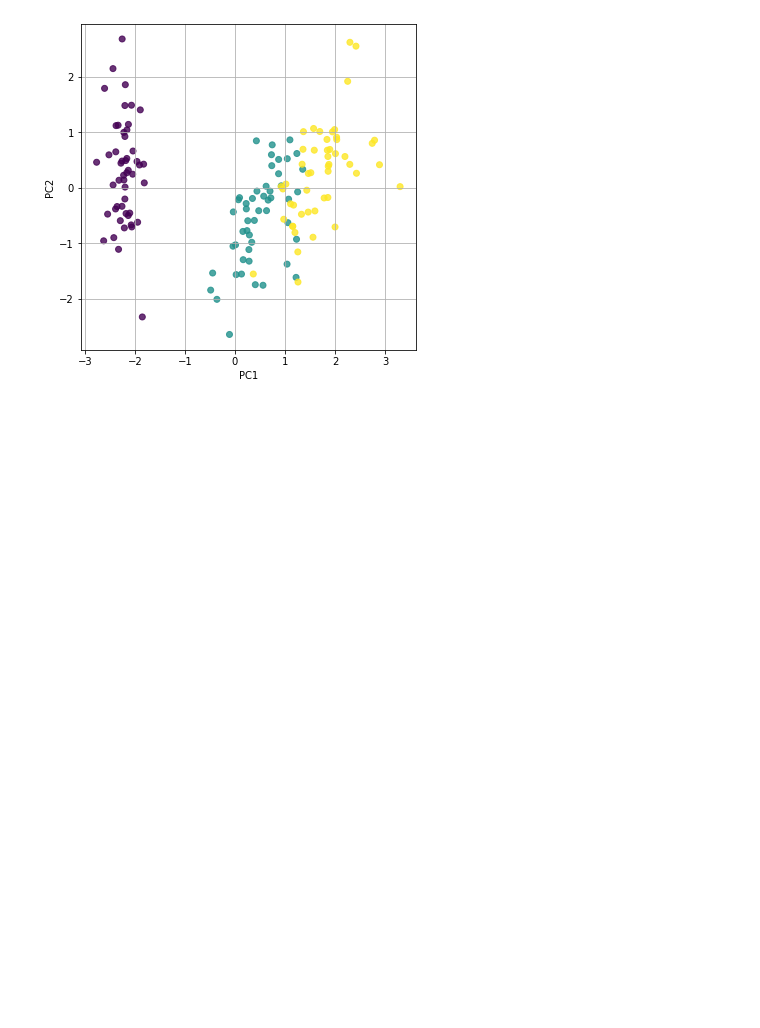
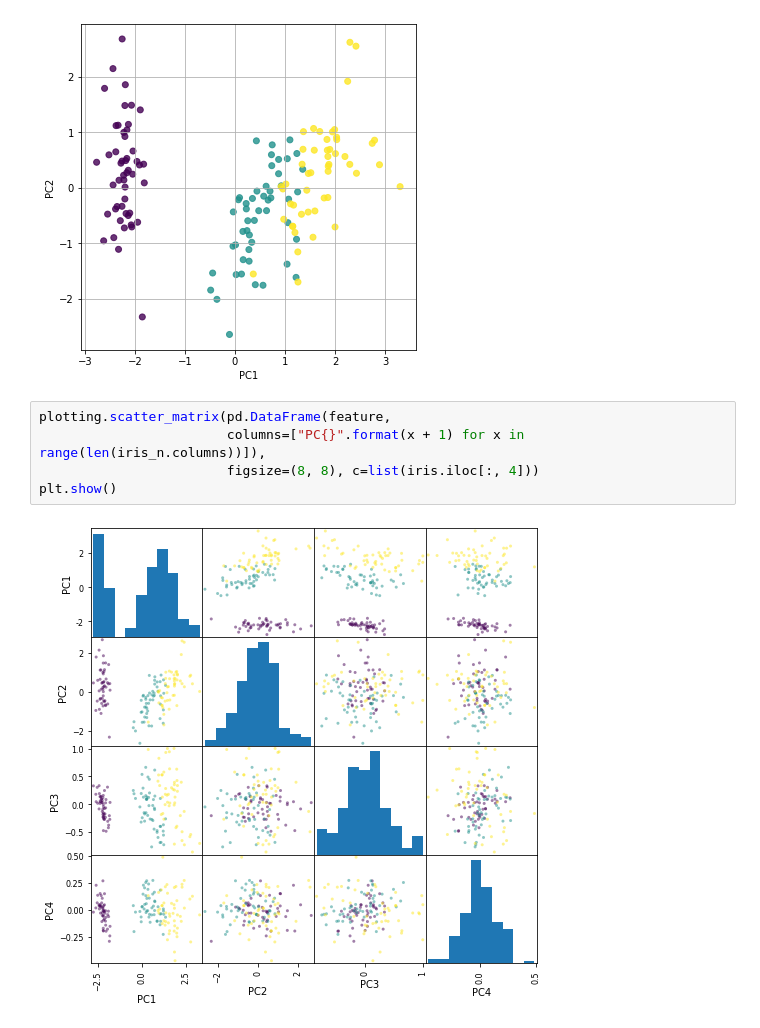
Before and after one commit to kakkiichan/Machine-Learning, a Jupyter notebook: Unsupervised/Iris_PCA.ipynb, the cells around one changed output. Drawn from its saved outputs; the diff is of its cells as text; blank space fills up the shorter version.

```diff
--- a/Unsupervised/Iris_PCA.ipynb
+++ b/Unsupervised/Iris_PCA.ipynb
@@ -75,3 +85,10 @@ plt.ylabel("PC2")
 plt.show()
 # %% [output]
 [figure]
+# %%
+plotting.scatter_matrix(pd.DataFrame(feature,
+                        columns=["PC{}".format(x + 1) for x in range(len(iris_n.columns))]),
+                        figsize=(8, 8), c=list(iris.iloc[:, 4]))
+plt.show()
+# %% [output]
+[figure, added]
```
Also changed, not shown: parts of 8 cells of this notebook.
